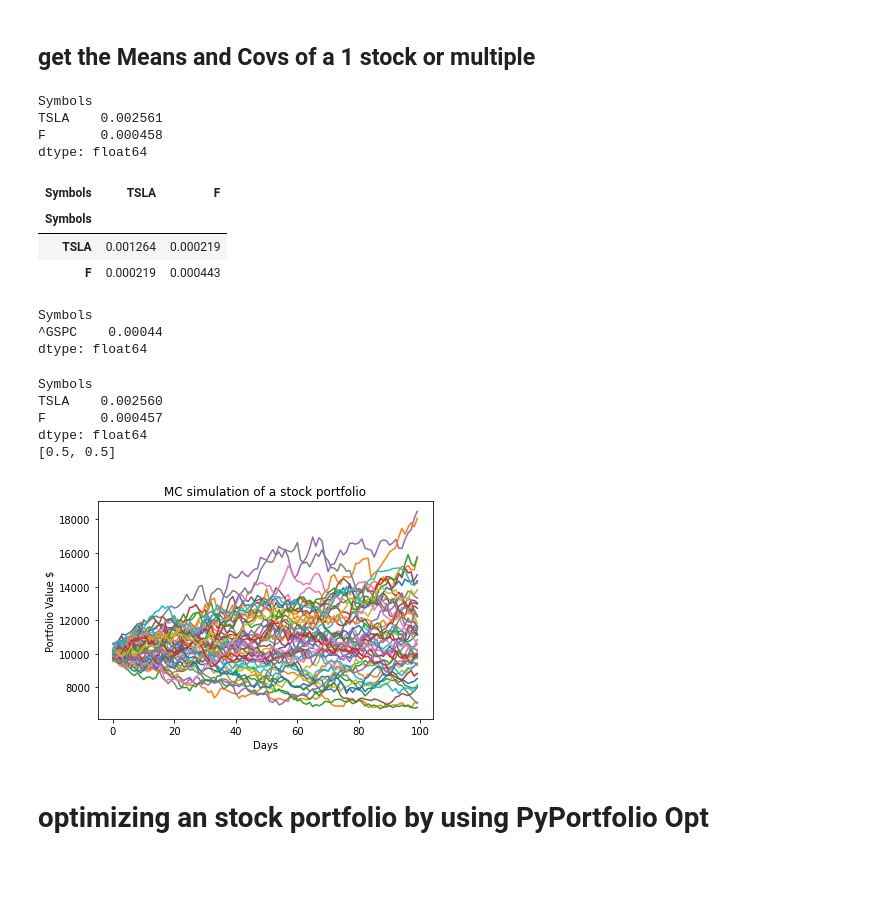
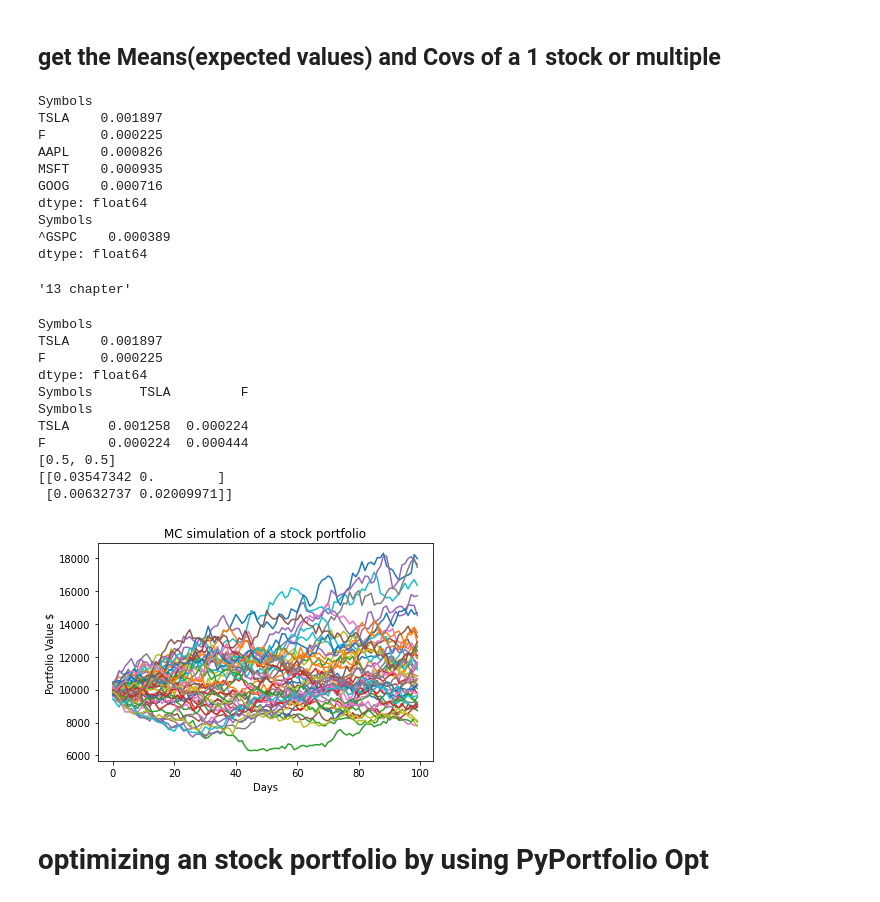
Before and after one commit to yasinfahmy/Finance-For-Engineers, a Jupyter notebook: Monte-Carlo-Simulation/Predict Stock portfolio.ipynb, the cells around one changed output. Saved outputs shown, nothing was run; the diff lists cells and outputs as text; code cells hidden in the pictures; blank space fills up the shorter version.

```diff
--- a/Monte-Carlo-Simulation/Predict Stock portfolio.ipynb
+++ b/Monte-Carlo-Simulation/Predict Stock portfolio.ipynb
@@ -44,5 +61,5 @@ from pypfopt.discrete_allocation import DiscreteAllocation, get_latest_prices
 # %% [markdown]
-## get the Means and Covs of a 1 stock or multiple
+## get the Means(expected values) and Covs of a 1 stock or multiple
 # %%
 def read_Mean_Cov(stock_symbol, start_date, end_date):
     """Import price data from Yahoo Finance"""
@@ -53,13 +70,13 @@ def read_Mean_Cov(stock_symbol, start_date, end_date):
 
     prices = stock_data.loc[:, "Adj Close"] # adjusted for stock splits and dividends
     prices = prices.fillna(method="ffill")
-    returns = prices.pct_change()
+    returns =  np.log(1+prices.pct_change())
     meanReturns = returns.mean()
     covReturns = returns.cov()
     return meanReturns, covReturns
 
 
-stocks = ["TSLA", "F" ]
+stocks = ["TSLA", "F", "AAPL", "MSFT", "GOOG" ]
 end_date1 = dt.datetime.now()
 start_date1 = end_date1 - dt.timedelta(days=3650)
 
@@ -72,21 +89,22 @@ mean2, cov2 = read_Mean_Cov(['^GSPC'], start_date1, end_date1)
 print(mean2)
 # %% [output]
 Symbols
-TSLA    0.002561
-F       0.000458
+TSLA    0.001897
+F       0.000225
+AAPL    0.000826
+MSFT    0.000935
+GOOG    0.000716
 dtype: float64
+Symbols
+^GSPC    0.000389
+dtype: float64
-| Symbols | TSLA | F |
-| Symbols |  |  |
-| TSLA | 0.001264 | 0.000219 |
-| F | 0.000219 | 0.000443 |
-Symbols
-^GSPC    0.00044
-dtype: float64
+'13 chapter'
 # %%
 #Weight can be random or chosen
 def monto_carlo_Sim(stocks, start_date, end_date, sims, time, weights_given):
     mean, cov = read_Mean_Cov(stocks, start_date, end_date)
     print(mean)
+    print(cov)
     weights = weights_given
     if weights == []:
         weights = np.random.random(len(mean))
@@ -98,41 +116,50 @@ def monto_carlo_Sim(stocks, start_date, end_date, sims, time, weights_given):
     print(weights)
 
     meanM = np.full(shape=(time,len(weights)), fill_value=mean)
-    meanM = meanM.T
-
     portfolio = np.full(shape=(time, sims), fill_value=0.0)
     initialPortfolio = 10000
+    lower = np.linalg.cholesky(cov)
+    print(lower)
 
     for m in range(sims):
         #MC loops
         normal = np.random.normal(size=(time,len(weights)))
-        lower = np.linalg.cholesky(cov)
-        dailyReturns = meanM + np.inner(lower,normal)
-        portfolio[:,m] = np.cumprod(np.inner(weights, dailyReturns.T)+1)*initialPortfolio
+
+#         dailyReturns = meanM + np.inner(lower,normal).T
+        dailyReturns2 = meanM + np.dot(lower, normal.T).T
+
+        weightReturns = [np.exp(r) for r in np.inner(weights, dailyReturns2)]
+        portfolio[:,m] = np.cumprod(weightReturns)*initialPortfolio
 
 
     plt.plot(portfolio)
     plt.ylabel('Portfolio Value $')
     plt.xlabel('Days')
     plt.title('MC simulation of a stock portfolio')
     plt.show();
 
 
 
 stocks = ["TSLA", "F" ]
 end_date = dt.datetime.now()
 start_date = end_date - dt.timedelta(days=3650)
 sims = 50
 time = 100
 # monto_carlo_Sim(stocks, start_date, end_date, sims, time, [])
 
 monto_carlo_Sim(stocks, start_date, end_date, sims, time, [0.5,0.5])
 # %% [output]
 Symbols
-TSLA    0.002560
-F       0.000457
+TSLA    0.001897
+F       0.000225
 dtype: float64
+Symbols      TSLA         F
+Symbols
+TSLA     0.001258  0.000224
+F        0.000224  0.000444
 [0.5, 0.5]
+[[0.03547342 0.        ]
+ [0.00632737 0.02009971]]
-[figure, old version]
+[figure, new version]
 # %% [markdown]
 # optimizing an stock portfolio by using PyPortfolio Opt
```
Also changed, not shown: parts of 5 cells of this notebook.
